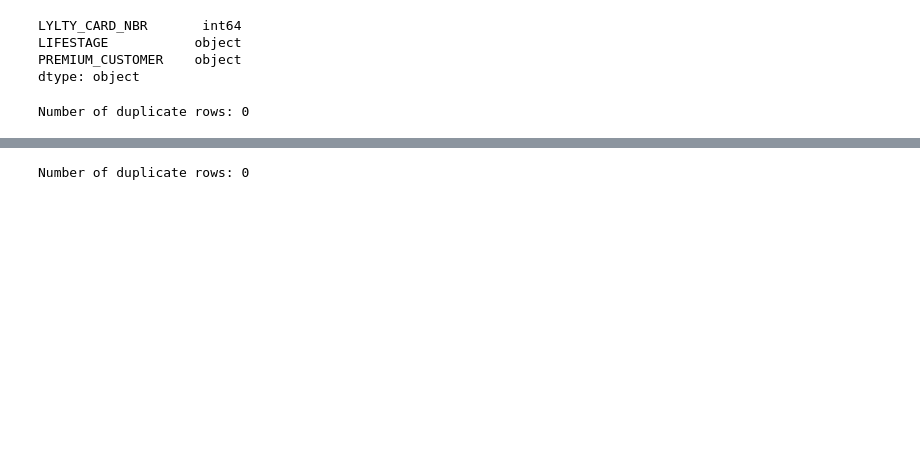
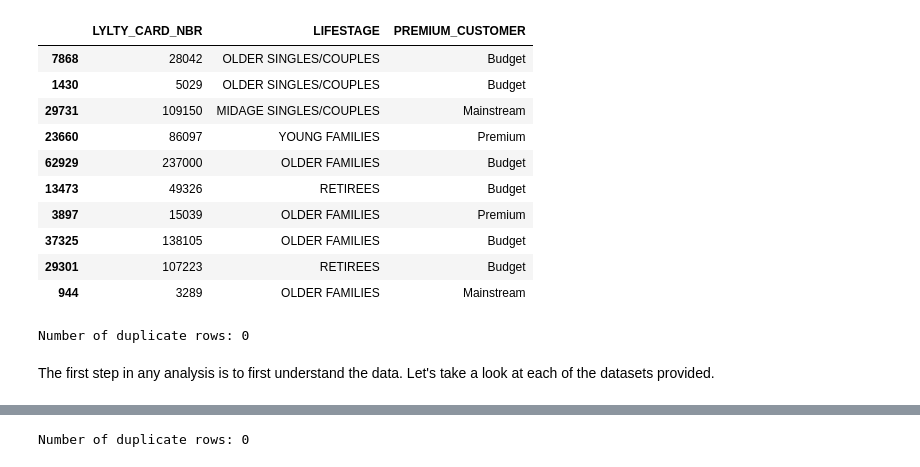
Before and after one commit to abdyraman/quantium, a Jupyter notebook: quantium.ipynb, the cells around one changed output, grey strips where cells are left out. Drawn from its saved outputs; the diff is of its cells as text; code cells hidden in the pictures; blank space fills up the shorter version.

```diff
--- a/quantium.ipynb
+++ b/quantium.ipynb
@@ -11,16 +11,27 @@ transactions_df=pd.read_excel('QVI_transaction_data.xlsx')
 # %%
 behaviors_df.isnull().sum()
 behaviors_df.dtypes
+behaviors_df.sample(10)
 # %% [output]
-LYLTY_CARD_NBR       int64
-LIFESTAGE           object
-PREMIUM_CUSTOMER    object
-dtype: object
+|  | LYLTY_CARD_NBR | LIFESTAGE | PREMIUM_CUSTOMER |
+| 7868 | 28042 | OLDER SINGLES/COUPLES | Budget |
+| 1430 | 5029 | OLDER SINGLES/COUPLES | Budget |
+| 29731 | 109150 | MIDAGE SINGLES/COUPLES | Mainstream |
+| 23660 | 86097 | YOUNG FAMILIES | Premium |
+| 62929 | 237000 | OLDER FAMILIES | Budget |
+| 13473 | 49326 | RETIREES | Budget |
+| 3897 | 15039 | OLDER FAMILIES | Premium |
+| 37325 | 138105 | OLDER FAMILIES | Budget |
+| 29301 | 107223 | RETIREES | Budget |
+| 944 | 3289 | OLDER FAMILIES | Mainstream |
 # %%
 duplicate_rows = behaviors_df[behaviors_df.duplicated()]
 print("Number of duplicate rows:", len(duplicate_rows))
 # %% [output]
 Number of duplicate rows: 0
+# %% [markdown]
+The first step in any analysis is to first understand the data. Let's take a look
+at each of the datasets provided.
 # %%
 transactions_df.isnull().sum()
 transactions_df.dtypes
```
Also changed, not shown: parts of 15 cells of this notebook.
